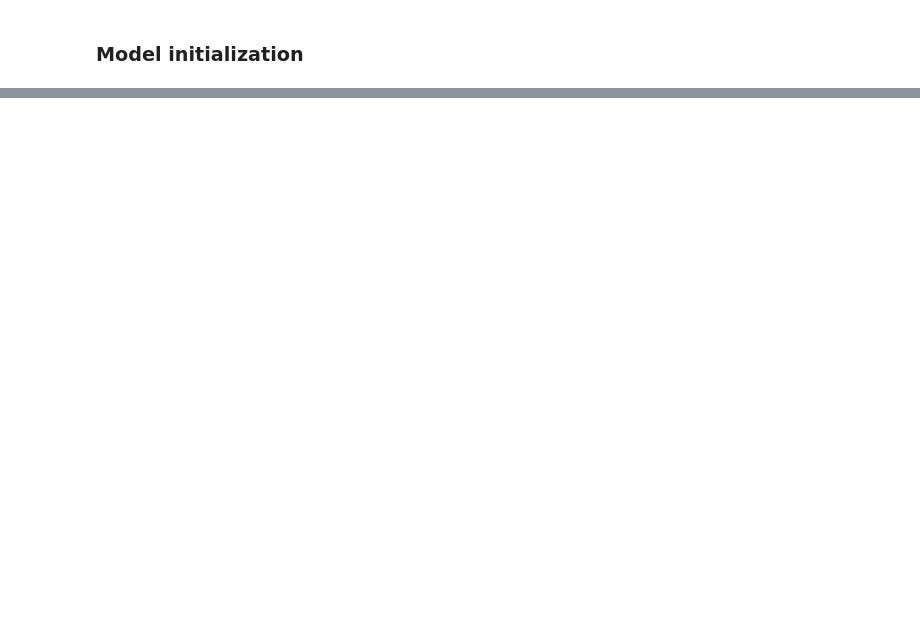
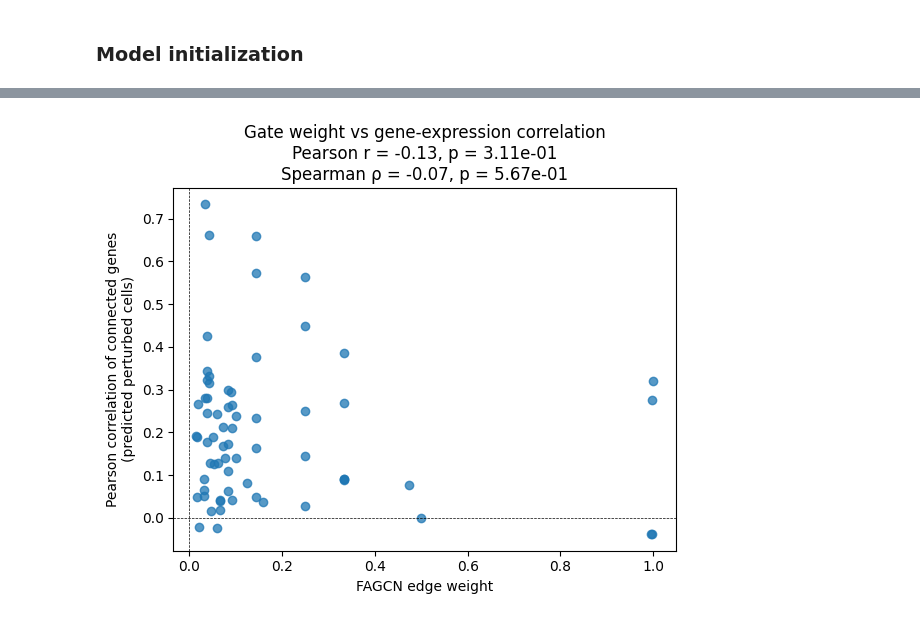
Before and after one commit to MCalabroCode/SPECTRA, a Jupyter notebook: notebooks/spectra_testing.ipynb, the cells around one changed output, grey strips where cells are left out. Saved outputs shown, nothing was run; the diff lists cells and outputs as text; code cells hidden in the pictures; blank space fills up the shorter version.

```diff
--- a/notebooks/spectra_testing.ipynb
+++ b/notebooks/spectra_testing.ipynb
@@ -222,3 +223,4 @@ SPECTRA(
 # %%
-model.load_state_dict(torch.load("/group/sottoriva/michele.calabro/SPECTRA/weights/sweep/best_model_medium_filtering_wer5qwla.pth"))
+#model.load_state_dict(torch.load("/group/sottoriva/michele.calabro/SPECTRA/weights/sweep/best_model_medium_filtering_wer5qwla.pth"))
+model.load_state_dict(torch.load('/group/sottoriva/michele.calabro/SPECTRA/weights/sweep/vcc/best_model_vcc_final_correct_f5rerm9v.pth'))
 # %% [output]
@@ -2422,0 +383,5 @@ def plot_top_de_gene_expression(
+# %%
+# Gate weight vs coexpression correlation
+corr_stats = plot_gate_vs_coexpression(TARGET_GENE, edges, y_hat, model, B=B)
+# %% [output]
+[figure, added]
```
Also changed, not shown: parts of 91 cells of this notebook, 12 other files.
